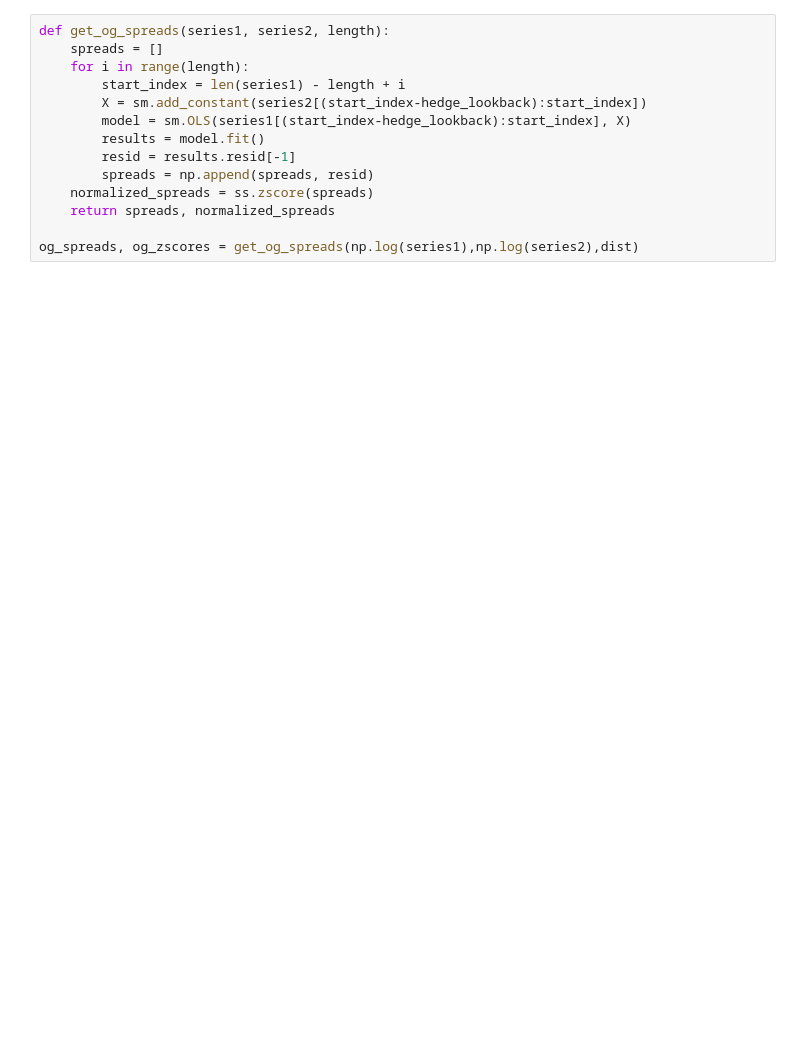
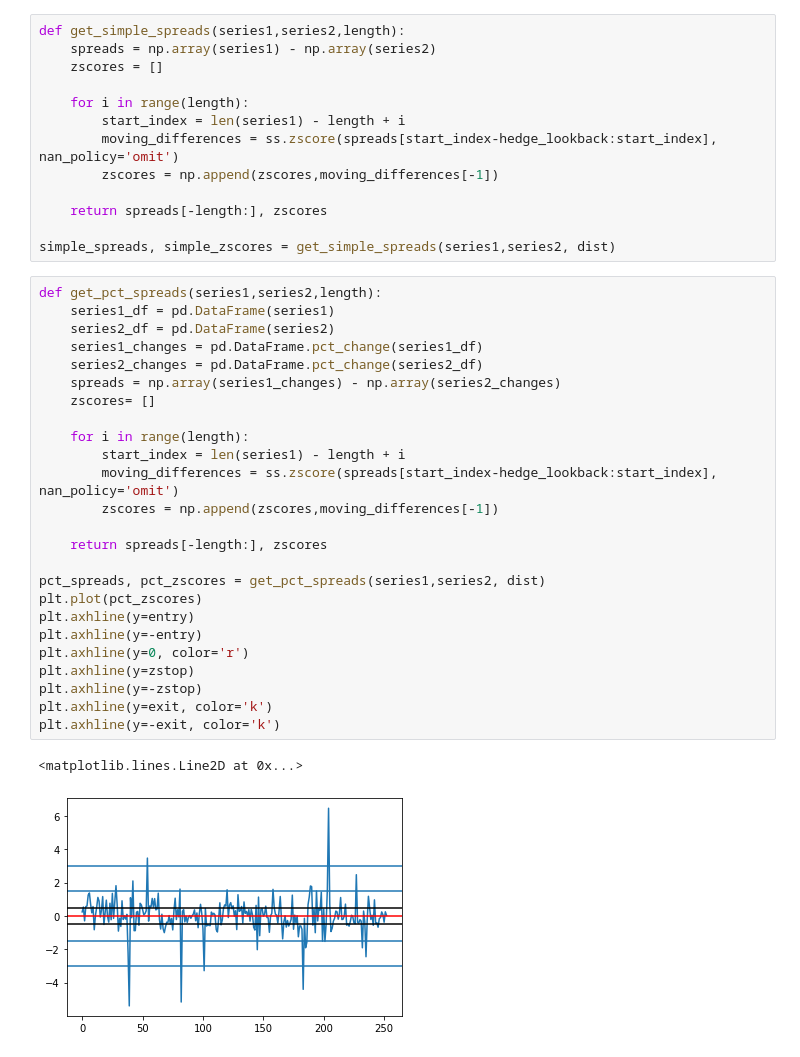
Before and after one commit to BlackBoxTrading1/PairTrading, a Jupyter notebook: quantconnect/spread_comparer.ipynb, the cells around one changed output. Drawn from its saved outputs; the diff is of its cells as text; blank space fills up the shorter version.

```diff
--- a/quantconnect/spread_comparer.ipynb
+++ b/quantconnect/spread_comparer.ipynb
@@ -28,15 +64,42 @@ series2 = qb.History(s2.Symbol, start_date, end_date, Resolution.Daily).close.va
 # %%
-def get_og_spreads(series1, series2, length):
-    spreads = []
+def get_simple_spreads(series1,series2,length):
+    spreads = np.array(series1) - np.array(series2)
+    zscores = []
+
     for i in range(length):
         start_index = len(series1) - length + i
-        X = sm.add_constant(series2[(start_index-hedge_lookback):start_index])
-        model = sm.OLS(series1[(start_index-hedge_lookback):start_index], X)
-        results = model.fit()
-        resid = results.resid[-1]
-        spreads = np.append(spreads, resid)
-    normalized_spreads = ss.zscore(spreads)
-    return spreads, normalized_spreads
+        moving_differences = ss.zscore(spreads[start_index-hedge_lookback:start_index], nan_policy='omit')
+        zscores = np.append(zscores,moving_differences[-1])
 
-og_spreads, og_zscores = get_og_spreads(np.log(series1),np.log(series2),dist)
+    return spreads[-length:], zscores
+
+simple_spreads, simple_zscores = get_simple_spreads(series1,series2, dist)
+# %%
+def get_pct_spreads(series1,series2,length):
+    series1_df = pd.DataFrame(series1)
+    series2_df = pd.DataFrame(series2)
+    series1_changes = pd.DataFrame.pct_change(series1_df)
+    series2_changes = pd.DataFrame.pct_change(series2_df)
+    spreads = np.array(series1_changes) - np.array(series2_changes)
+    zscores= []
+
+    for i in range(length):
+        start_index = len(series1) - length + i
+        moving_differences = ss.zscore(spreads[start_index-hedge_lookback:start_index], nan_policy='omit')
+        zscores = np.append(zscores,moving_differences[-1])
+
+    return spreads[-length:], zscores
+
+pct_spreads, pct_zscores = get_pct_spreads(series1,series2, dist)
+plt.plot(pct_zscores)
+plt.axhline(y=entry)
+plt.axhline(y=-entry)
+plt.axhline(y=0, color='r')
+plt.axhline(y=zstop)
+plt.axhline(y=-zstop)
+plt.axhline(y=exit, color='k')
+plt.axhline(y=-exit, color='k')
+# %% [output]
+<matplotlib.lines.Line2D at 0x...>
+[figure, added]
 # %%
```
Also changed, not shown: parts of 7 cells of this notebook, 3 other files.
